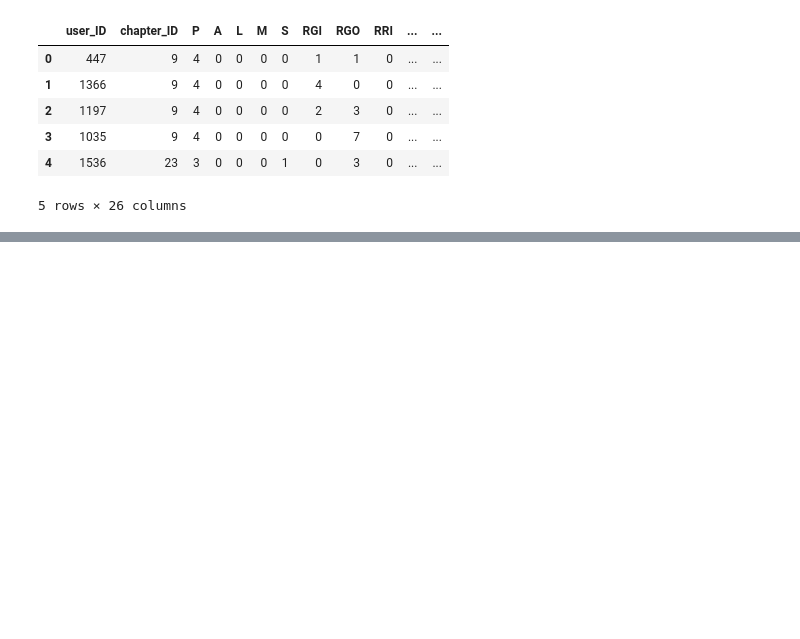
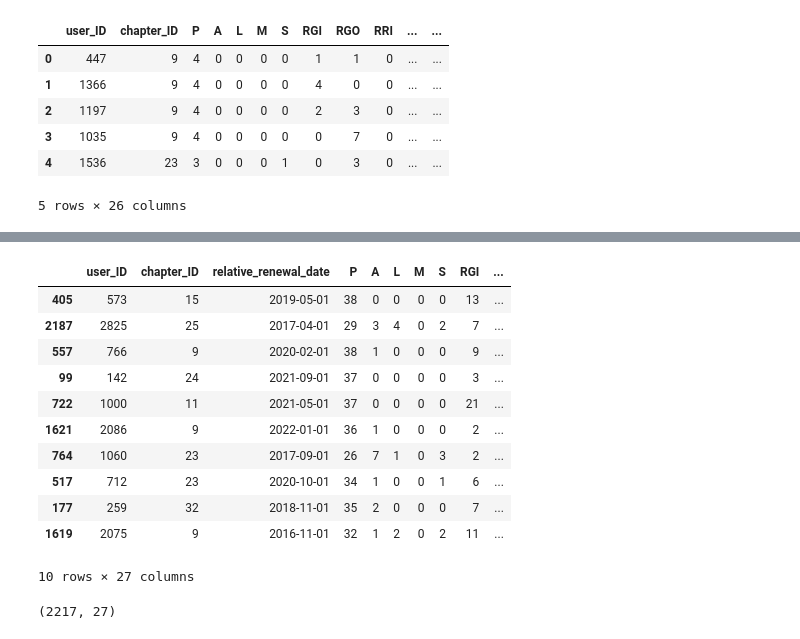
Before and after one commit to da-veed/BachelorThesis, a Jupyter notebook: data_cleaning.ipynb, the cells around one changed output, grey strips where cells are left out. Drawn from its saved outputs; the diff is of its cells as text; code cells hidden in the pictures; blank space fills up the shorter version.

Commit message:
Completed Data preparation phase Added a .csv file for monitoring scoring phases

```diff
--- a/data_cleaning.ipynb
+++ b/data_cleaning.ipynb
@@ -807,0 +863,3 @@ df_agg.drop(["chapter_count"], axis=1, inplace=True)
+# %%
+df_final = df_agg.merge(df_dropped, how="left", on=["user_ID", "chapter_ID"])
+df_final.shape
@@ -807,0 +868,4 @@ df_agg.drop(["chapter_count"], axis=1, inplace=True)
+# %%
+df_final.drop("reason", axis=1, inplace=True)
+df_final.drop_duplicates(df_final.columns[:16], keep="last", inplace=True)
+df_final.shape
@@ -807,0 +874,5 @@ df_agg.drop(["chapter_count"], axis=1, inplace=True)
+# %%
+final_month = df_master_clean.groupby(["user_ID", "chapter_ID"])[["palms_date"]].max()
+final_month.reset_index(["user_ID", "chapter_ID"], inplace=True)
+final_month.rename({"palms_date": "final_palms_date"}, axis=1, inplace=True)
+final_month.head()
@@ -807,0 +886,23 @@ df_agg.drop(["chapter_count"], axis=1, inplace=True)
+# %%
+df_final = df_final.merge(final_month, how="left", on=["user_ID", "chapter_ID"])
+df_final.drop_duplicates(df_final.columns[:16], keep="last", inplace=True)
+df_final.sample(10, random_state=13)
+# %% [output]
+|  | user_ID | chapter_ID | relative_renewal_date | P | A | L | M | S | RGI | ... |
+| 405 | 573 | 15 | 2019-05-01 | 38 | 0 | 0 | 0 | 0 | 13 | ... |
+| 2187 | 2825 | 25 | 2017-04-01 | 29 | 3 | 4 | 0 | 2 | 7 | ... |
+| 557 | 766 | 9 | 2020-02-01 | 38 | 1 | 0 | 0 | 0 | 9 | ... |
+| 99 | 142 | 24 | 2021-09-01 | 37 | 0 | 0 | 0 | 0 | 3 | ... |
+| 722 | 1000 | 11 | 2021-05-01 | 37 | 0 | 0 | 0 | 0 | 21 | ... |
+| 1621 | 2086 | 9 | 2022-01-01 | 36 | 1 | 0 | 0 | 0 | 2 | ... |
+| 764 | 1060 | 23 | 2017-09-01 | 26 | 7 | 1 | 0 | 3 | 2 | ... |
+| 517 | 712 | 23 | 2020-10-01 | 34 | 1 | 0 | 0 | 1 | 6 | ... |
+| 177 | 259 | 32 | 2018-11-01 | 35 | 2 | 0 | 0 | 0 | 7 | ... |
+| 1619 | 2075 | 9 | 2016-11-01 | 32 | 1 | 2 | 0 | 2 | 11 | ... |
+10 rows × 27 columns
+# %%
+# Remove data which cannot be labelled
+df_final = df_final.loc[df_final["relative_renewal_date"] <= "2021-09-01"]
+df_final.shape
+# %% [output]
+(2217, 27)
```
Also changed, not shown: parts of 43 cells of this notebook, 2 other files.
